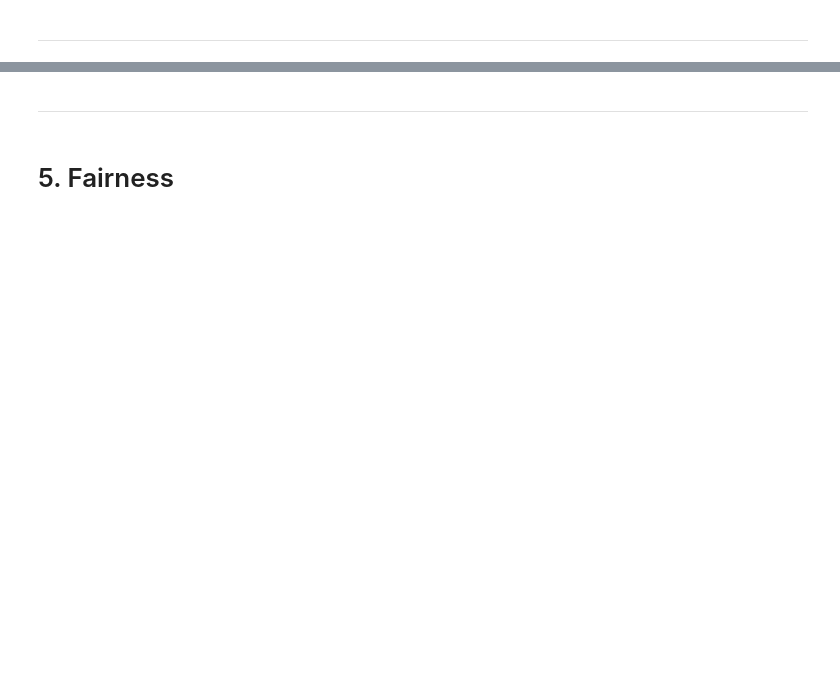
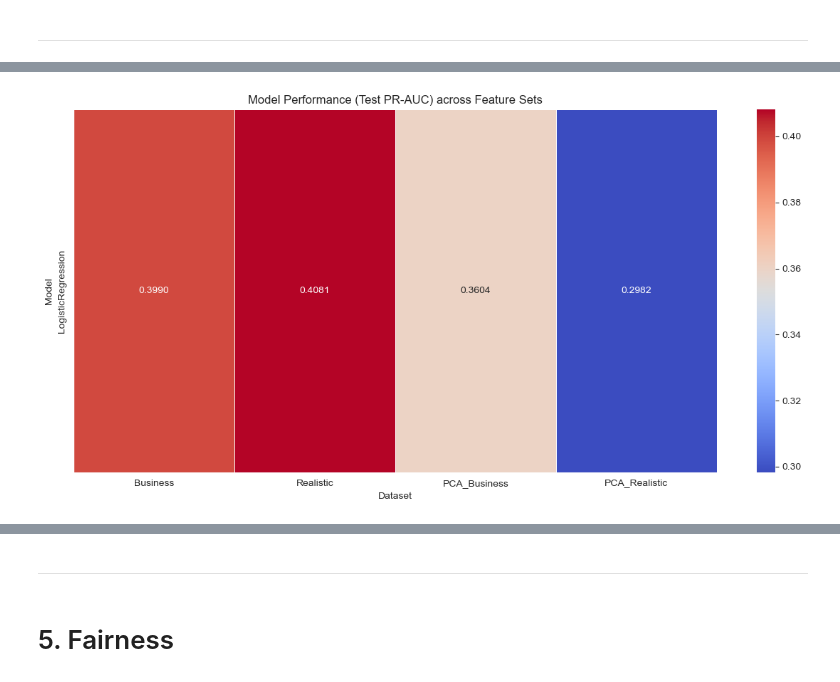
Before and after one commit to UnicornnGrg/AppliedMachineLearning, a Jupyter notebook: Project_Report.ipynb, the cells around one changed output, grey strips where cells are left out. Cells and saved outputs as stored; diff of their text form; code cells hidden in the pictures; blank space fills up the shorter version.

```diff
--- a/Project_Report.ipynb
+++ b/Project_Report.ipynb
@@ -1252,2 +1204,55 @@ Calculating Test Performance...
+# %%
+# Calculate Test Performance for all trained models
+test_results = []
+
+for res in all_results:
+    if res['Model'] == 'Dummy Classifier':
+        continue  # Skip baseline model for test evaluation
+
+    X_test = data_splits[res['Dataset']]['X_test']
+    y_test = data_splits[res['Dataset']]['y_test']
+    model = res['Model_Instance']
+
+    y_prob = (
+        model.predict_proba(X_test)[:, 1]
+        if hasattr(model, "predict_proba")
+        else model.predict(X_test)
+    )
+
+    test_results.append({
+        'Model': res['Model'],
+        'Dataset': res['Dataset'],
+        'Test_PR_AUC': average_precision_score(y_test, y_prob)
+    })
+
+# Create DataFrame and keep best run per Model–Dataset combination
+results_df = (
+    pd.DataFrame(test_results)
+      .sort_values('Test_PR_AUC', ascending=False)
+      .drop_duplicates(subset=['Model', 'Dataset'], keep='first')
+)
+
+# Define plotting order
+model_order = ['LogisticRegression', 'RandomForest', 'XGBoost', 'NeuralNetwork']
+dataset_order = ['Business', 'Realistic', 'PCA_Business', 'PCA_Realistic']
+
+results_df['Model'] = pd.Categorical(results_df['Model'], categories=model_order, ordered=True)
+results_df['Dataset'] = pd.Categorical(results_df['Dataset'], categories=dataset_order, ordered=True)
+
+# Pivot for heatmap
+pivot_table = results_df.pivot_table(
+    index='Model',
+    columns='Dataset',
+    values='Test_PR_AUC'
+)
+
+# Plot heatmap
+plt.figure(figsize=(12, 6))
+sns.heatmap(pivot_table, annot=True, fmt=".4f", cmap='coolwarm', linewidths=.5)
+plt.title('Model Performance (Test PR-AUC) across Feature Sets')
+plt.tight_layout()
+plt.show()
+# %% [output]
+[figure, added]
 # %% [markdown]
 ### 4.2 Cumulative Gain
```
Also changed, not shown: parts of 20 cells of this notebook.
